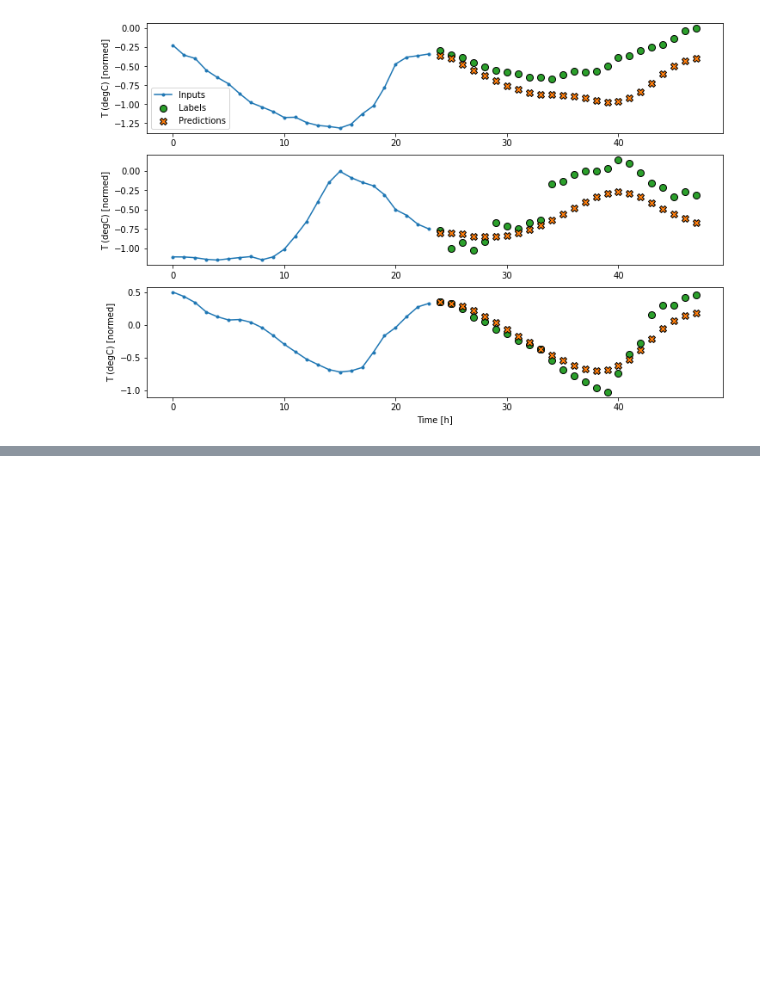
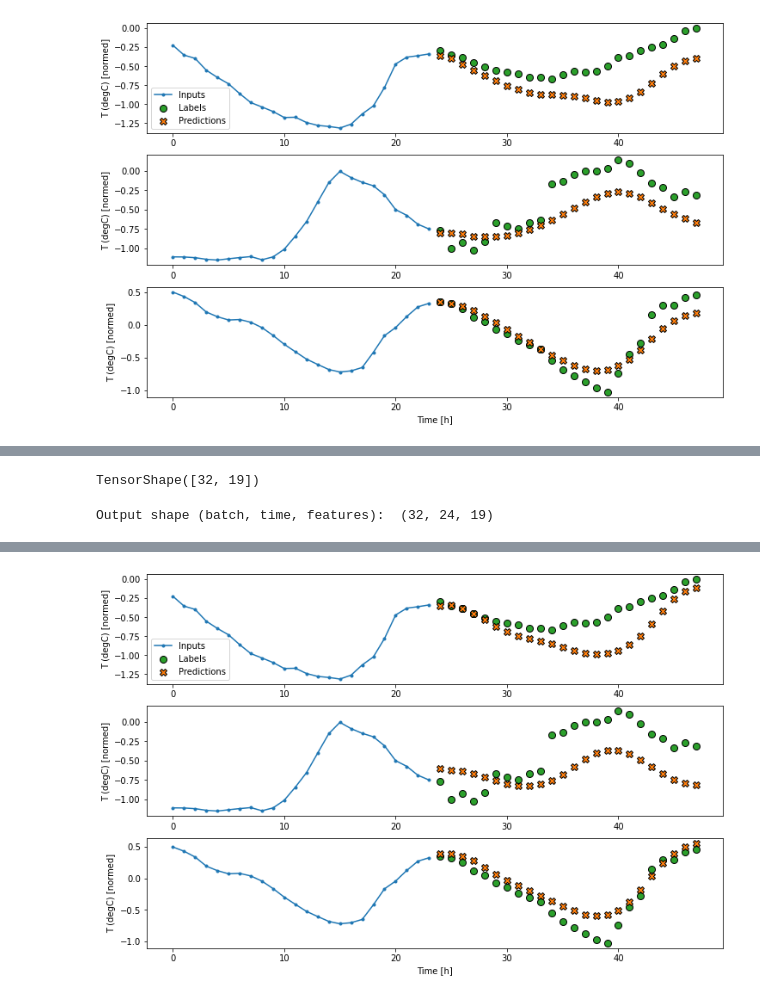
Before and after one commit to algorithm-ssau/generating-image-captions, a Jupyter notebook: examples/time-series-forecasting.ipynb, the cells around one changed output, grey strips where cells are left out. Cells and saved outputs as stored; diff of their text form; code cells hidden in the pictures; blank space fills up the shorter version.

Commit message:
train autoregressive RNN model

```diff
--- a/examples/time-series-forecasting.ipynb
+++ b/examples/time-series-forecasting.ipynb
@@ -1127,0 +1148,25 @@ Wall time: 6min
+# %%
+class FeedBack(tf.keras.Model):
+    def __init__(self, units, out_steps):
+        super().__init__()
+        self.out_steps = out_steps
+        self.units = units
+        self.lstm_cell = tf.keras.layers.LSTMCell(units)
+        # Also wrap the LSTMCell in an RNN to simplify the `warmup` method.
+        self.lstm_rnn = tf.keras.layers.RNN(self.lstm_cell, return_state=True)
+        self.dense = tf.keras.layers.Dense(num_features)
+
+    def warmup(self, inputs):
+        # inputs.shape => (batch, time, features)
+        # x.shape => (batch, lstm_units)
+        x, *state = self.lstm_rnn(inputs)
+
+        # predictions.shape => (batch, features)
+        prediction = self.dense(x)
+        return prediction, state
+# %%
+feedback_model = FeedBack(units=32, out_steps=OUT_STEPS)
+prediction, state = feedback_model.warmup(multi_window.example[0])
+prediction.shape
+# %% [output]
+TensorShape([32, 19])
@@ -1127,0 +1202,13 @@ Wall time: 6min
+# %%
+print('Output shape (batch, time, features): ', feedback_model(multi_window.example[0]).shape)
+# %% [output]
+Output shape (batch, time, features):  (32, 24, 19)
+# %%
+%%time
+history = compile_and_fit(feedback_model, multi_window)
+
+IPython.display.clear_output()
+multi_val_performance['AR LSTM'] = feedback_model.evaluate(multi_window.val)
+multi_performance['AR LSTM'] = feedback_model.evaluate(multi_window.test, verbose=0)
+multi_window.plot(feedback_model)
+# %% [output]
@@ -1127,0 +1216 @@ Wall time: 6min
+[figure, added]
```
Also changed, not shown: parts of 5 cells of this notebook.
